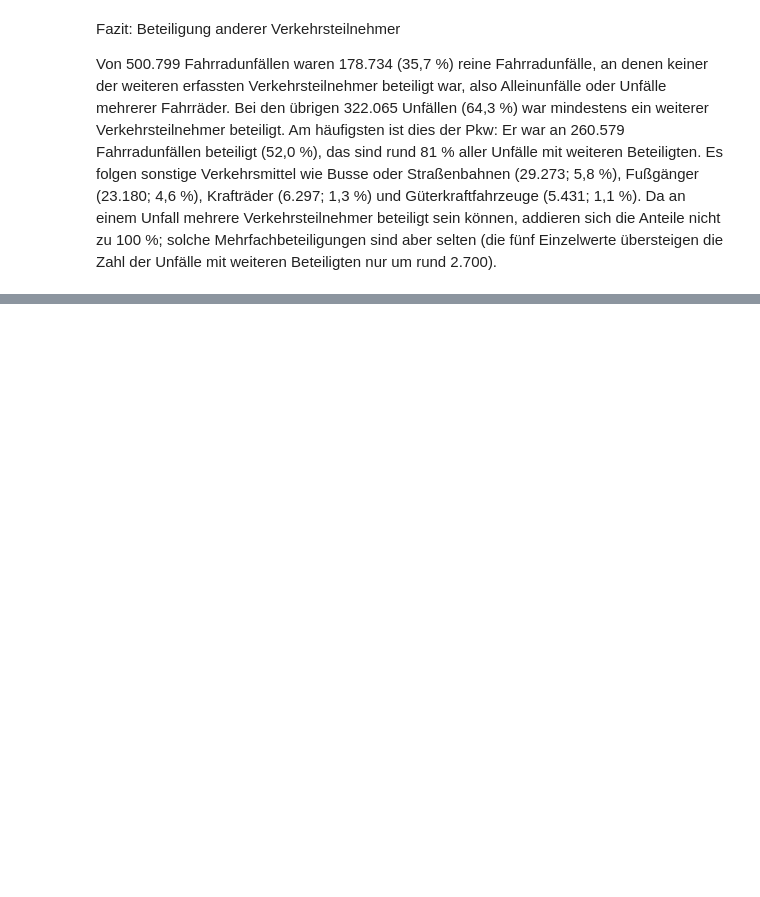
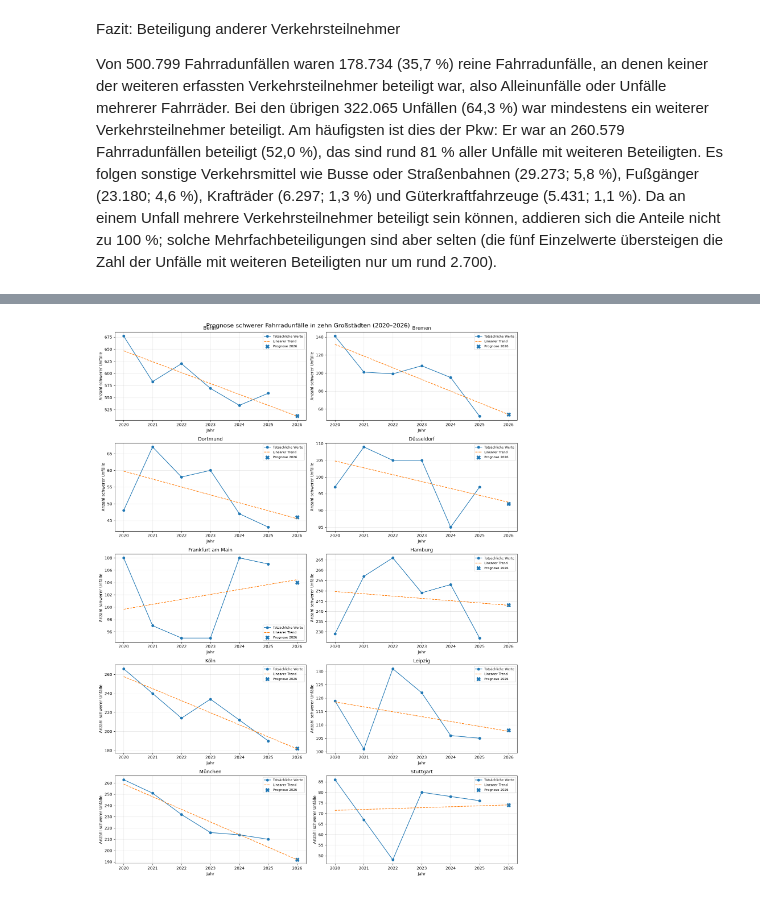
Before and after one commit to RogovaNatalia/Unfallorte_Projekt, a Jupyter notebook: analyse.ipynb, the cells around one changed output, grey strips where cells are left out. Cells and saved outputs as stored; diff of their text form; code cells hidden in the pictures; blank space fills up the shorter version.

```diff
--- a/analyse.ipynb
+++ b/analyse.ipynb
@@ -1159,0 +1415,76 @@ Von 500.799 Fahrradunfällen waren 178.734 (35,7 %) reine Fahrradunfälle, an de
+# %%
+# 5.8: Schwere Fahrradunfälle für 2026 prognostizieren
+
+prognosen_schwer = []
+
+fig, axes = plt.subplots(5, 2, figsize=(15, 20))
+axes = axes.flatten()
+
+for ax, (stadt, daten) in zip(
+    axes, jahresdaten.groupby("Gemeinde")
+):
+    daten = daten.sort_values("UJAHR")
+
+    modell_schwer = smf.ols(
+        "Schwere_Unfaelle ~ UJAHR",
+        data=daten
+    ).fit()
+
+    jahre_vorhersage = pd.DataFrame({
+        "UJAHR": range(2020, 2027)
+    })
+
+    werte = modell_schwer.predict(jahre_vorhersage)
+    prognose_2026 = max(0, round(werte.iloc[-1]))
+
+    ax.plot(
+        daten["UJAHR"],
+        daten["Schwere_Unfaelle"],
+        marker="o",
+        label="Tatsächliche Werte"
+    )
+
+    ax.plot(
+        jahre_vorhersage["UJAHR"],
+        werte.clip(lower=0),
+        linestyle="--",
+        label="Linearer Trend"
+    )
+
+    ax.scatter(
+        [2026],
+        [prognose_2026],
+        marker="X",
+        s=90,
+        label="Prognose 2026"
+    )
+
+    ax.set_title(stadt)
+    ax.set_xlabel("Jahr")
+    ax.set_ylabel("Anzahl schwerer Unfälle")
+    ax.set_xticks(range(2020, 2027))
+    ax.grid(True, alpha=0.3)
+    ax.legend(fontsize=8)
+
+    prognosen_schwer.append({
+        "Gemeinde": stadt,
+        "Prognose_schwer_2026": prognose_2026,
+        "R2_schwer": round(modell_schwer.rsquared, 3)
+    })
+
+fig.suptitle(
+    "Prognose schwerer Fahrradunfälle in zehn Großstädten (2020–2026)",
+    fontsize=15
+)
+plt.tight_layout()
+plt.show()
+
+prognosen_schwer = pd.DataFrame(prognosen_schwer)
+
+display(
+    prognosen_schwer
+    .sort_values("Prognose_schwer_2026", ascending=False)
+    .reset_index(drop=True)
+)
+# %% [output]
+[figure, added]
```
Also changed, not shown: parts of 14 cells of this notebook, 2 other files.
